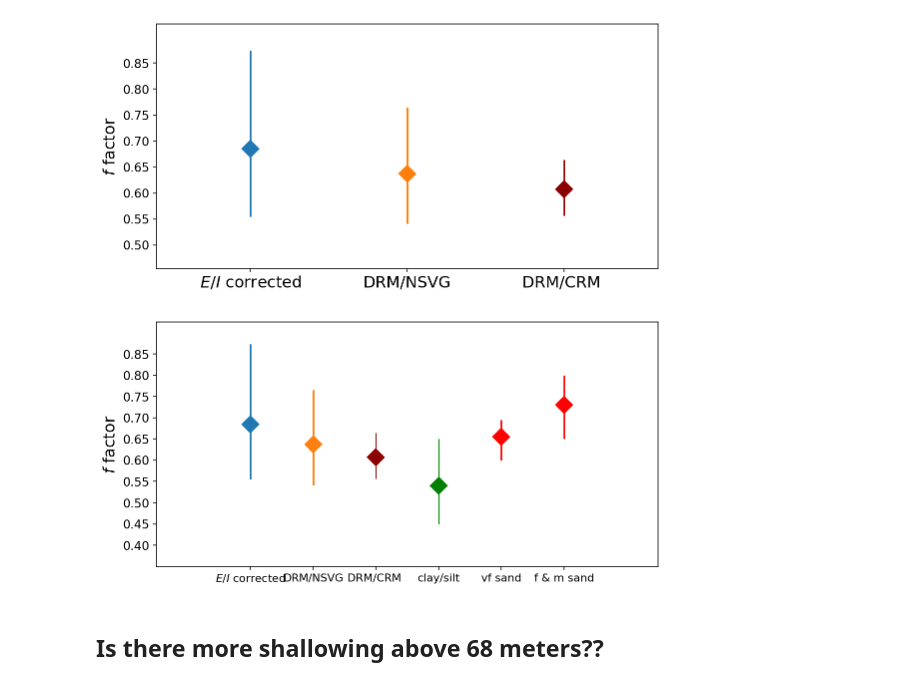
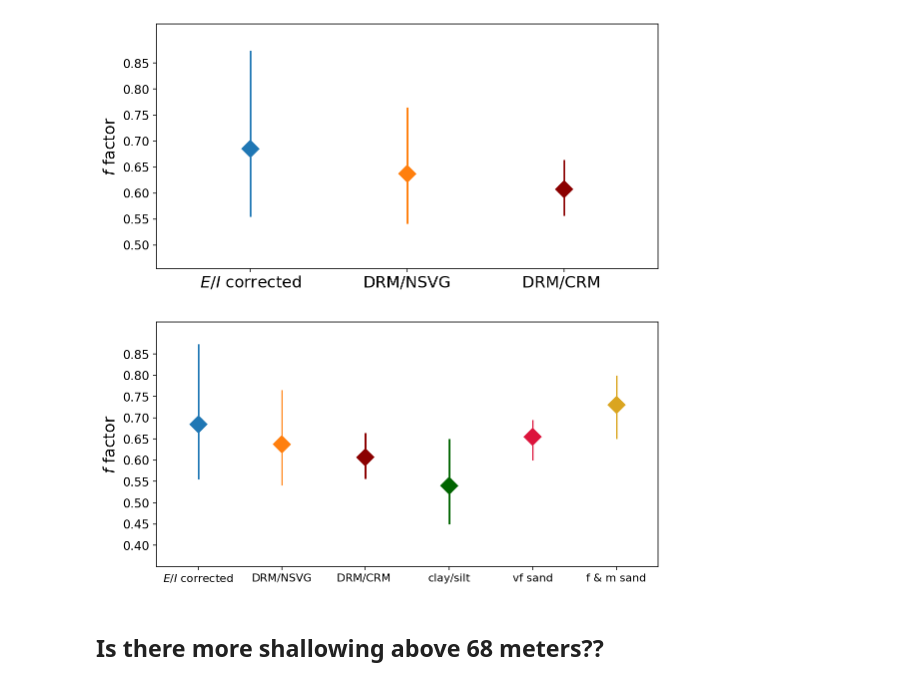
Before and after one commit to Swanson-Hysell-Group/Inclination_Shallowing, a Jupyter notebook: code/Notebooks/Cutface_pmag.ipynb, the cells around one changed output. Cells and saved outputs as stored; diff of their text form; code cells hidden in the pictures.

Commit message:
summary figure with grain sizes
complete?

```diff
--- a/code/Notebooks/Cutface_pmag.ipynb
+++ b/code/Notebooks/Cutface_pmag.ipynb
@@ -1030,36 +1028,34 @@ plt.show()
 # %%
 summary_f_figure=plt.figure(figsize=(9,4.5))
 plt.ylim(.35,.925)
 
 final_f_ei=['$E/I$ corrected']
 final_f_nsvg=['DRM/NSVG']
 final_f=['DRM/CRM ']
 clay_silt=['clay/silt']
 vf_sand=['vf sand']
 f_m_sand=['f & m sand']
 
 tick_range=np.arange(.40,.90,.05)
 
-plt.yticks(tick_range)
+plt.yticks(tick_range,fontsize=12)
 plt.xticks(fontsize=11)
 plt.ylabel('$f$ factor',fontsize=16)
 
-plt.margins(x=.3)
+plt.margins(x=.1)
 
 plt.errorbar(final_f_ei,0.685, yerr=[[.13],[.189]],marker='D',markersize='12',color='C0')
 plt.errorbar(final_f_nsvg,best_f_nsvg, yerr=[[.096],[.128]],marker='D',markersize='12',color='C1')
 plt.errorbar(final_f,best_f_mt, yerr=[[.051],[.057]],marker='D',markersize='12',color='darkred')
-plt.errorbar(clay_silt,0.54,yerr=[[.09],[.11]],marker='D',markersize='12',color='green')
-plt.errorbar(vf_sand,0.6554,yerr=[[.055],[.04]],marker='D',markersize='12',color='red')
-plt.errorbar(f_m_sand,0.73,yerr=[[0.08],[0.07]],marker='D',markersize='12',color='red')
-
-plt.yticks(size=12)
+plt.errorbar(clay_silt,0.54,yerr=[[.09],[.11]],marker='D',markersize='12',color='darkgreen')
+plt.errorbar(vf_sand,0.6554,yerr=[[.055],[.04]],marker='D',markersize='12',color='crimson')
+plt.errorbar(f_m_sand,0.73,yerr=[[0.08],[0.07]],marker='D',markersize='12',color='goldenrod')
 
 #plt.savefig('../code_output/summary_f_figure.pdf')
 
 plt.show()
 # %% [output]
-[figure, old version]
+[figure, new version]
 # %% [markdown]
 ## Is there more shallowing above 68 meters??
 # %%
```
Also changed, not shown: parts of 1 cell of this notebook, 2 other files.
